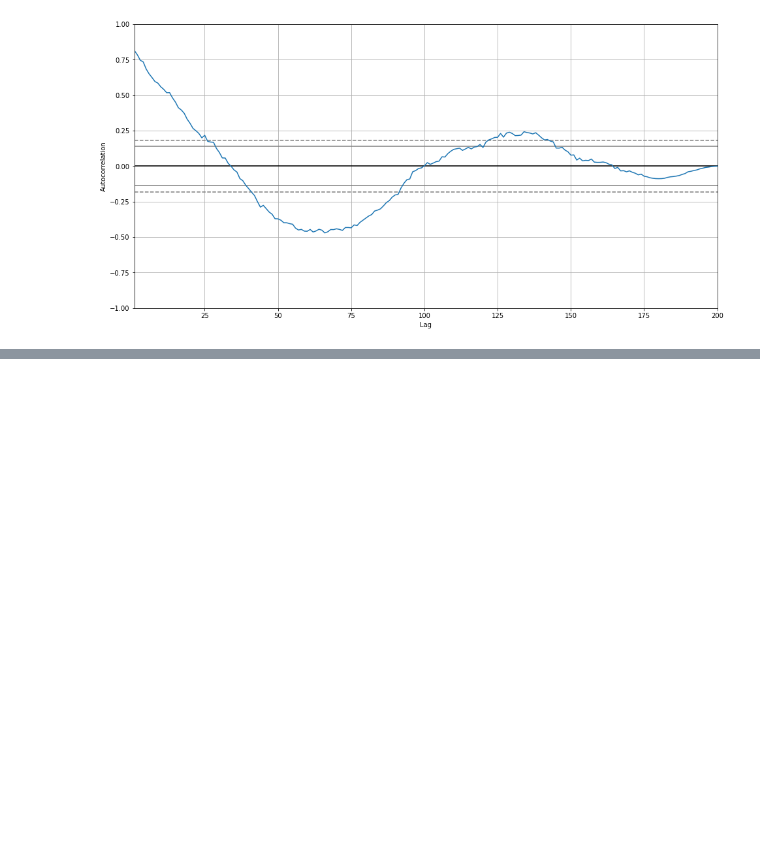
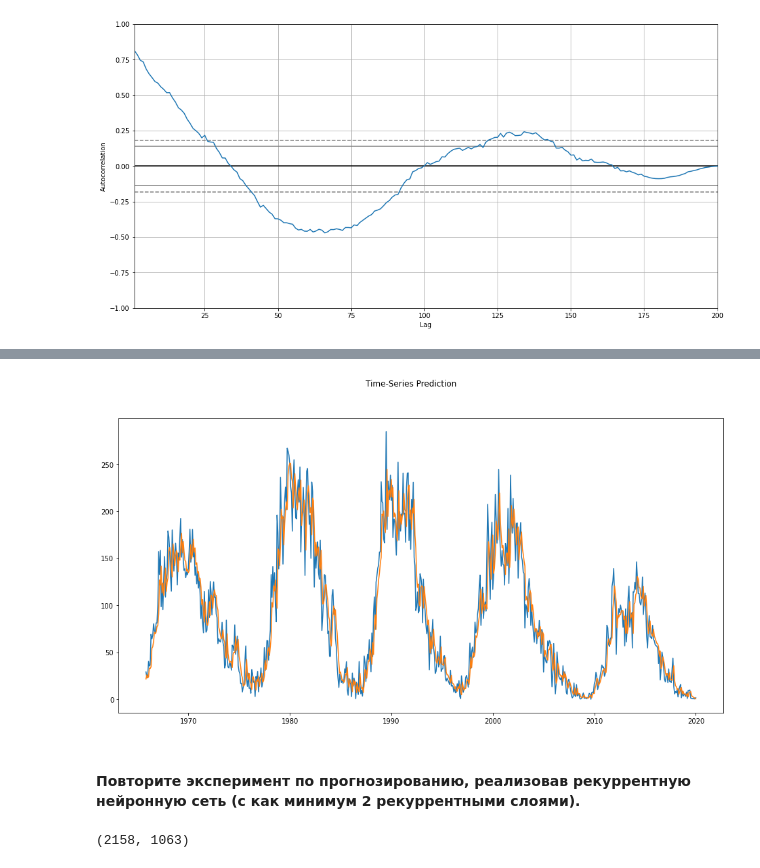
Before and after one commit to Stunba/MachineLearning2, a Jupyter notebook: lab8/ml-lab8.ipynb, the cells around one changed output, grey strips where cells are left out. Cells and saved outputs as stored; diff of their text form; code cells hidden in the pictures; blank space fills up the shorter version.

```diff
--- a/lab8/ml-lab8.ipynb
+++ b/lab8/ml-lab8.ipynb
@@ -104,0 +121,22 @@ plt.tight_layout()
+# %%
+from tqdm import tqdm
+from sklearn.metrics import mean_squared_error
+
+def evaluate_arima_model(X, order):
+    # prepare training dataset
+    train_size = int(len(X) * 0.8)
+    train, test = X[0:train_size], X[train_size:]
+    history = [x for x in train]
+    # make predictions
+    predictions = list()
+    for t in tqdm(range(len(test))):
+        model = ARIMA(history, order=order)
+        model_fit = model.fit(disp=0)
+        yhat = model_fit.forecast()[0]
+        predictions.append(yhat)
+        history.append(test[t])
+    # calculate out of sample error
+    error = mean_squared_error(test, predictions)
+    return error, test, predictions
+# %%
+mse, test, preds = evaluate_arima_model(data, order=(5,1,0))
@@ -104,0 +147,14 @@ plt.tight_layout()
+# %%
+preds = [x[0] for x in preds]
+preds = pd.Series(preds, index=test.index)
+
+plt.figure(figsize=(16, 8))
+
+plt.plot(test)
+plt.plot(preds)
+plt.suptitle('Time-Series Prediction')
+plt.show()
+# %% [output]
+[figure, added]
+# %% [markdown]
+#### Повторите эксперимент по прогнозированию, реализовав рекуррентную нейронную сеть (с как минимум 2 рекуррентными слоями).
@@ -104,0 +184,7 @@ plt.tight_layout()
+# %%
+train_size = int(len(y) * 0.67)
+test_size = len(y) - train_size
+
+train_size, test_size
+# %% [output]
+(2158, 1063)
```
Also changed, not shown: parts of 21 cells of this notebook, 5 other files.
